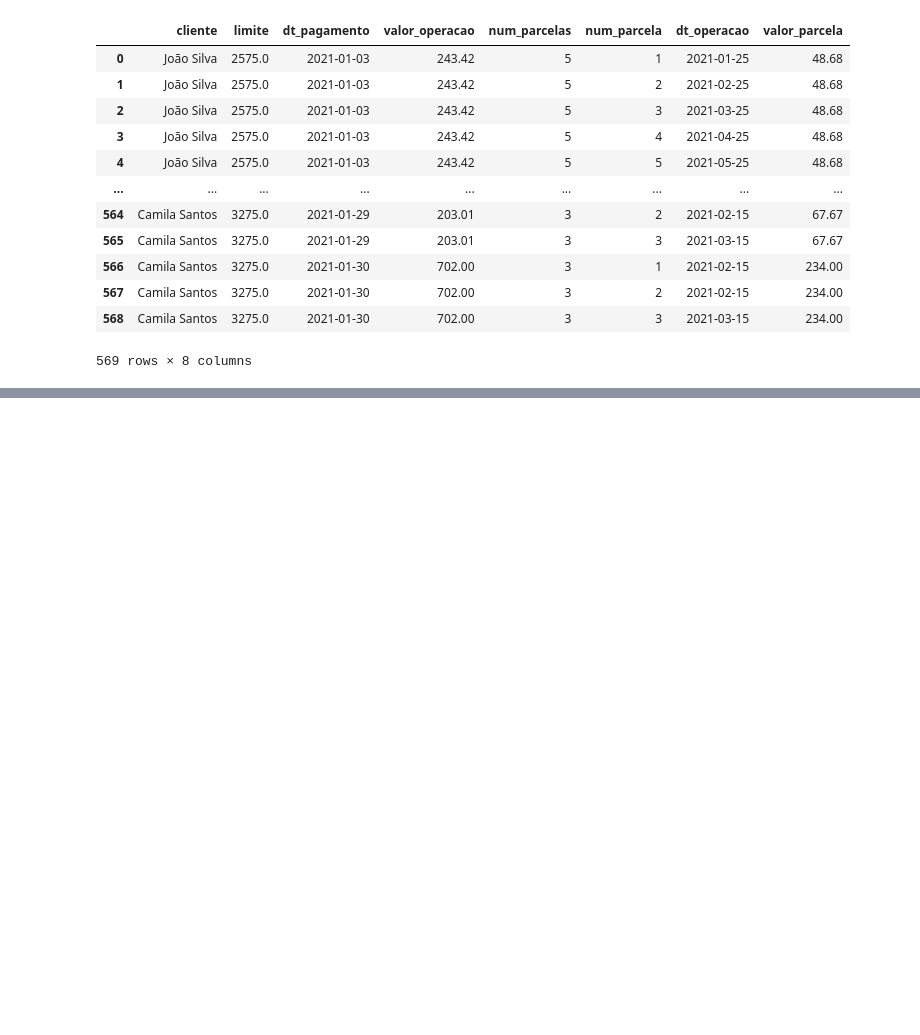
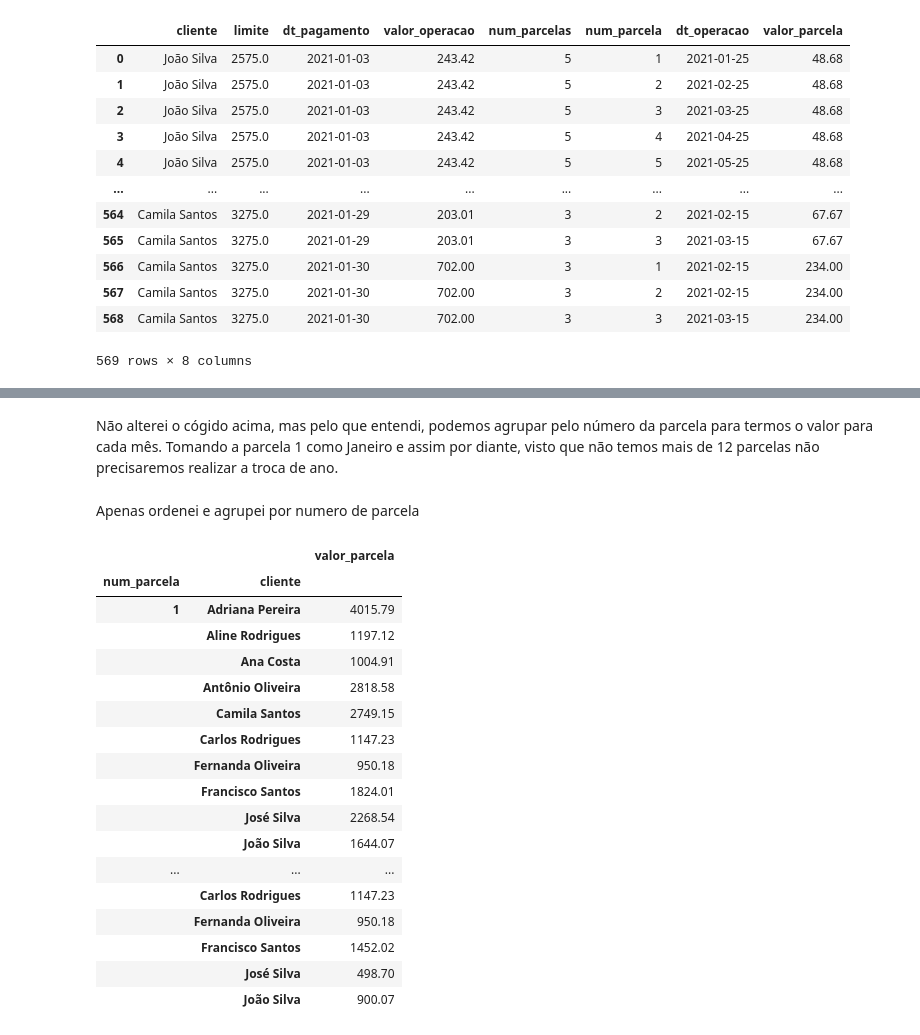
Before and after one commit to martinlietz/squadcinza_projeto3, a Jupyter notebook: projeto.ipynb, the cells around one changed output, grey strips where cells are left out. Saved outputs shown, nothing was run; the diff lists cells and outputs as text; code cells hidden in the pictures; blank space fills up the shorter version.

```diff
--- a/projeto.ipynb
+++ b/projeto.ipynb
@@ -280,3 +280,7 @@ result
 |  |  | Paulo Gomes | 16559.84 |
 |  |  | Pedro Ribeira | 2095.40 |
 |  |  | Sandra Souza | 6137.77 |
+# %% [markdown]
+Não alterei o cógido acima, mas pelo que entendi, podemos agrupar pelo número da parcela para termos o valor para cada mês. Tomando a parcela 1 como Janeiro e assim por diante, visto que não temos mais de 12 parcelas não precisaremos realizar a troca de ano.
+# %% [markdown]
+Apenas ordenei e agrupei por numero de parcela
@@ -282,0 +293,21 @@ result
+# %%
+result_2.groupby([result_2['num_parcela'], result_2['cliente']]).agg({'valor_parcela':sum}).head(30)
+# %% [output]
+|  |  | valor_parcela |
+| num_parcela | cliente |  |
+| 1 | Adriana Pereira | 4015.79 |
+|  | Aline Rodrigues | 1197.12 |
+|  | Ana Costa | 1004.91 |
+|  | Antônio Oliveira | 2818.58 |
+|  | Camila Santos | 2749.15 |
+|  | Carlos Rodrigues | 1147.23 |
+|  | Fernanda Oliveira | 950.18 |
+|  | Francisco Santos | 1824.01 |
+|  | José Silva | 2268.54 |
+|  | João Silva | 1644.07 |
+| ... | ... | ... |
+|  | Carlos Rodrigues | 1147.23 |
+|  | Fernanda Oliveira | 950.18 |
+|  | Francisco Santos | 1452.02 |
+|  | José Silva | 498.70 |
+|  | João Silva | 900.07 |
```
Also changed, not shown: parts of 6 cells of this notebook.
